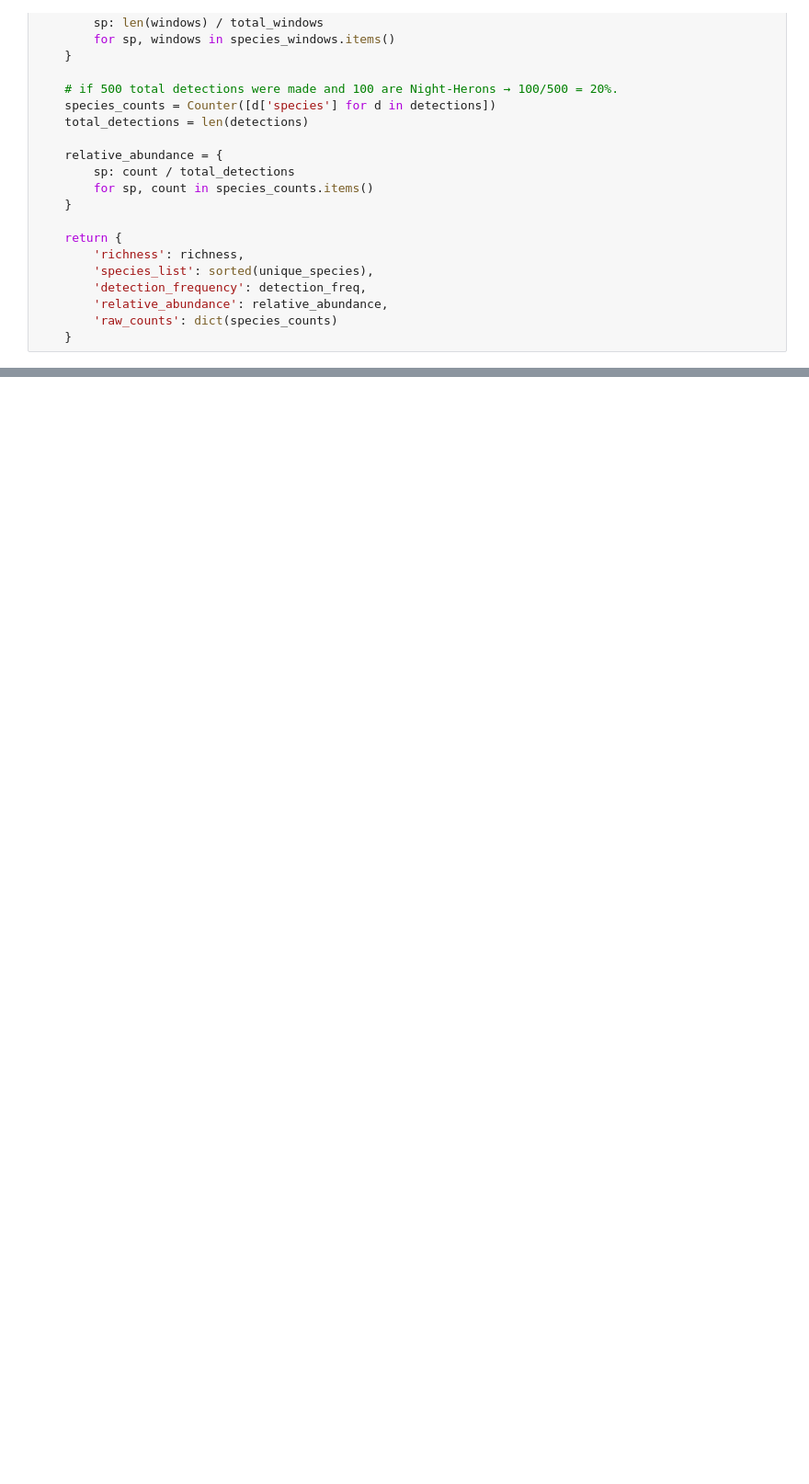
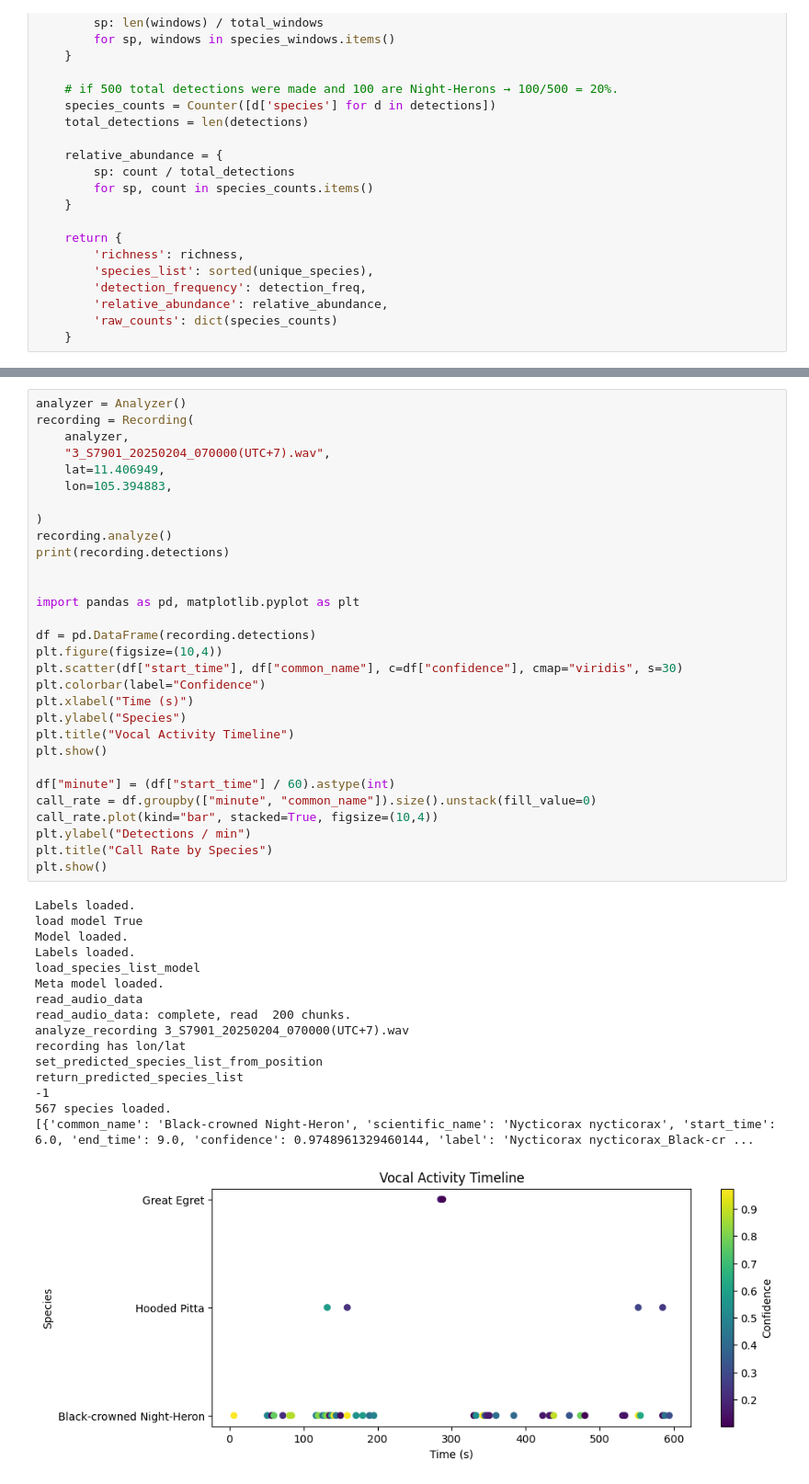
Before and after one commit to ahmed-52/boeung-sne, a Jupyter notebook: research/birdnet.ipynb, the cells around one changed output, grey strips where cells are left out. Shown at 92% size. Cells and saved outputs as stored; diff of their text form; blank space fills up the shorter version.

```diff
--- a/research/birdnet.ipynb
+++ b/research/birdnet.ipynb
@@ -275,0 +297,47 @@ ANALYSIS COMPLETE!
+# %%
+analyzer = Analyzer()
+recording = Recording(
+    analyzer,
+    "3_S7901_20250204_070000(UTC+7).wav",
+    lat=11.406949,
+    lon=105.394883,
+
+)
+recording.analyze()
+print(recording.detections)
+
+
+import pandas as pd, matplotlib.pyplot as plt
+
+df = pd.DataFrame(recording.detections)
+plt.figure(figsize=(10,4))
+plt.scatter(df["start_time"], df["common_name"], c=df["confidence"], cmap="viridis", s=30)
+plt.colorbar(label="Confidence")
+plt.xlabel("Time (s)")
+plt.ylabel("Species")
+plt.title("Vocal Activity Timeline")
+plt.show()
+
+df["minute"] = (df["start_time"] / 60).astype(int)
+call_rate = df.groupby(["minute", "common_name"]).size().unstack(fill_value=0)
+call_rate.plot(kind="bar", stacked=True, figsize=(10,4))
+plt.ylabel("Detections / min")
+plt.title("Call Rate by Species")
+plt.show()
+# %% [output]
+Labels loaded.
+load model True
+Model loaded.
+Labels loaded.
+load_species_list_model
+Meta model loaded.
+read_audio_data
+read_audio_data: complete, read  200 chunks.
+analyze_recording 3_S7901_20250204_070000(UTC+7).wav
+recording has lon/lat
+set_predicted_species_list_from_position
+return_predicted_species_list
+-1
+567 species loaded.
+[{'common_name': 'Black-crowned Night-Heron', 'scientific_name': 'Nycticorax nycticorax', 'start_time': 6.0, 'end_time': 9.0, 'confidence': 0.9748961329460144, 'label': 'Nycticorax nycticorax_Black-cr ...
+[figure, added]
```
Also changed, not shown: parts of 3 cells of this notebook, 14 other files.
